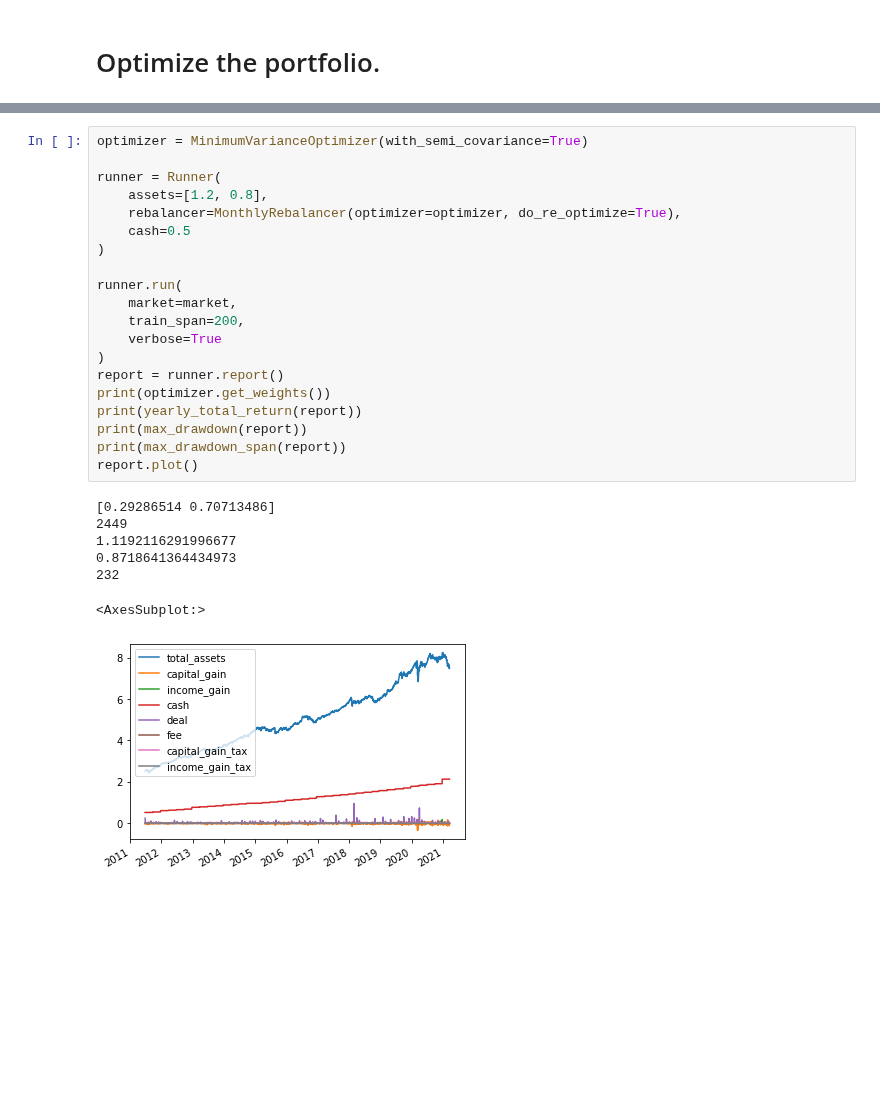
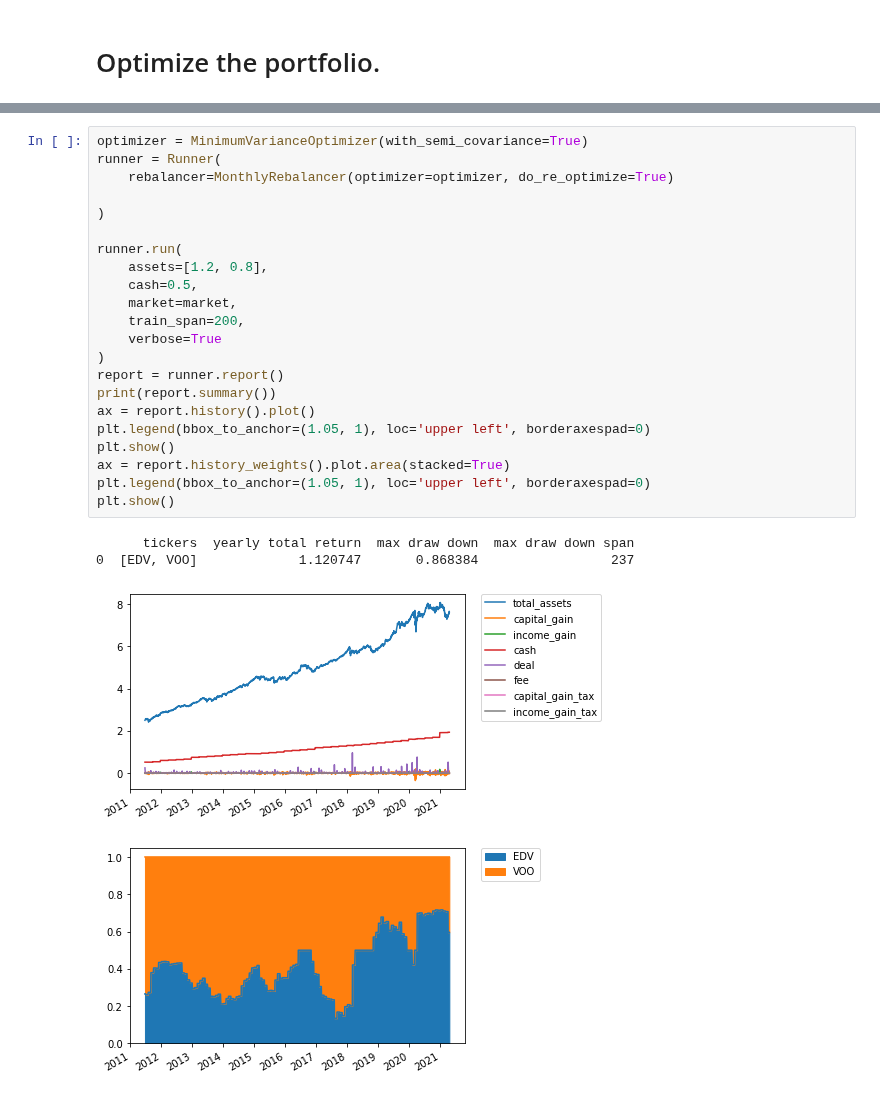
Before and after one commit to sonesuke/mypo, a Jupyter notebook: docs/tutorial/optimizer.ipynb, the cells around one changed output, grey strips where cells are left out. Cells and saved outputs as stored; diff of their text form; blank space fills up the shorter version.

```diff
--- a/docs/tutorial/optimizer.ipynb
+++ b/docs/tutorial/optimizer.ipynb
@@ -44,30 +41,29 @@ report.plot()
 # %%
 optimizer = MinimumVarianceOptimizer(with_semi_covariance=True)
+runner = Runner(
+    rebalancer=MonthlyRebalancer(optimizer=optimizer, do_re_optimize=True)
 
-runner = Runner(
-    assets=[1.2, 0.8],
-    rebalancer=MonthlyRebalancer(optimizer=optimizer, do_re_optimize=True),
-    cash=0.5
 )
 
 runner.run(
+    assets=[1.2, 0.8],
+    cash=0.5,
     market=market,
     train_span=200,
     verbose=True
 )
 report = runner.report()
-print(optimizer.get_weights())
-print(yearly_total_return(report))
-print(max_drawdown(report))
-print(max_drawdown_span(report))
-report.plot()
+print(report.summary())
+ax = report.history().plot()
+plt.legend(bbox_to_anchor=(1.05, 1), loc='upper left', borderaxespad=0)
+plt.show()
+ax = report.history_weights().plot.area(stacked=True)
+plt.legend(bbox_to_anchor=(1.05, 1), loc='upper left', borderaxespad=0)
+plt.show()
 # %% [output]
-[0.29286514 0.70713486]
-2449
-1.1192116291996677
-0.8718641364434973
-232
+      tickers  yearly total return  max draw down  max draw down span
+0  [EDV, VOO]             1.120747       0.868384                 237
-<AxesSubplot:>
-[figure, old version]
+[figure, new version]
+[figure, added]
 # %%
 optimizer = SharpRatioOptimizer()
```
Also changed, not shown: parts of 6 cells of this notebook, 9 other files.
